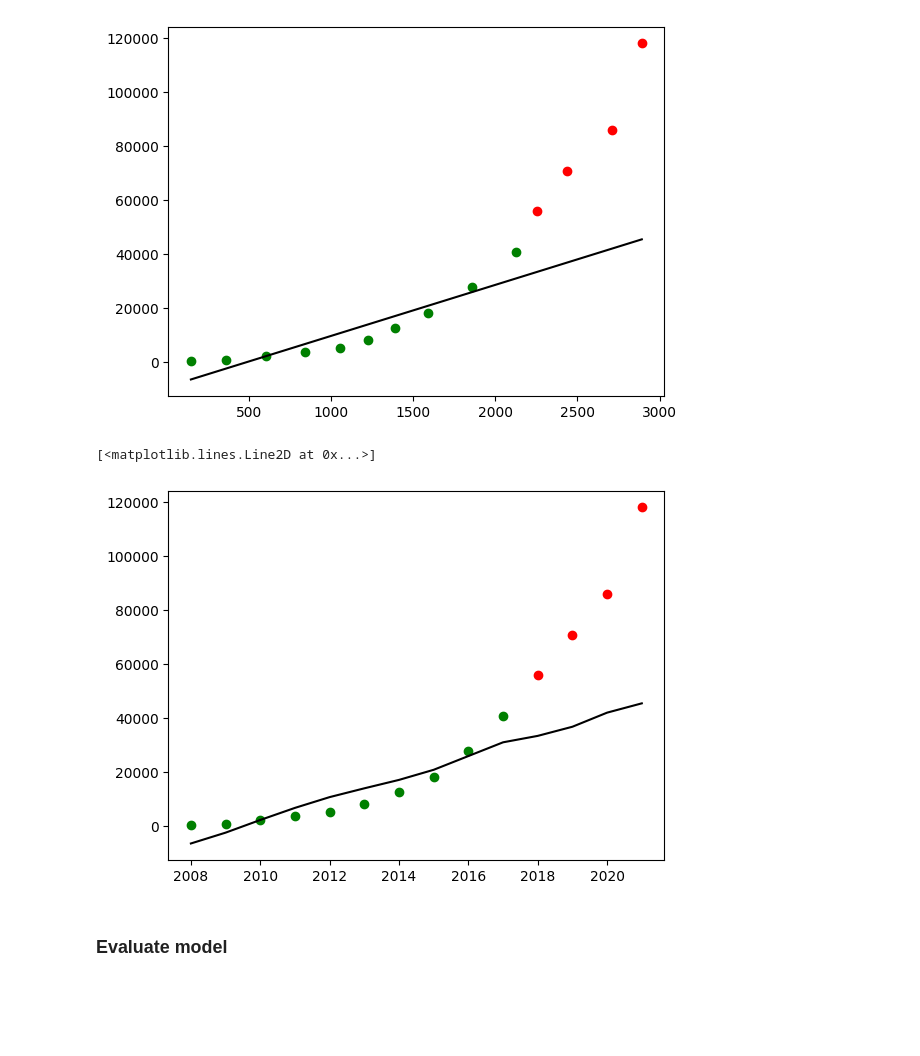
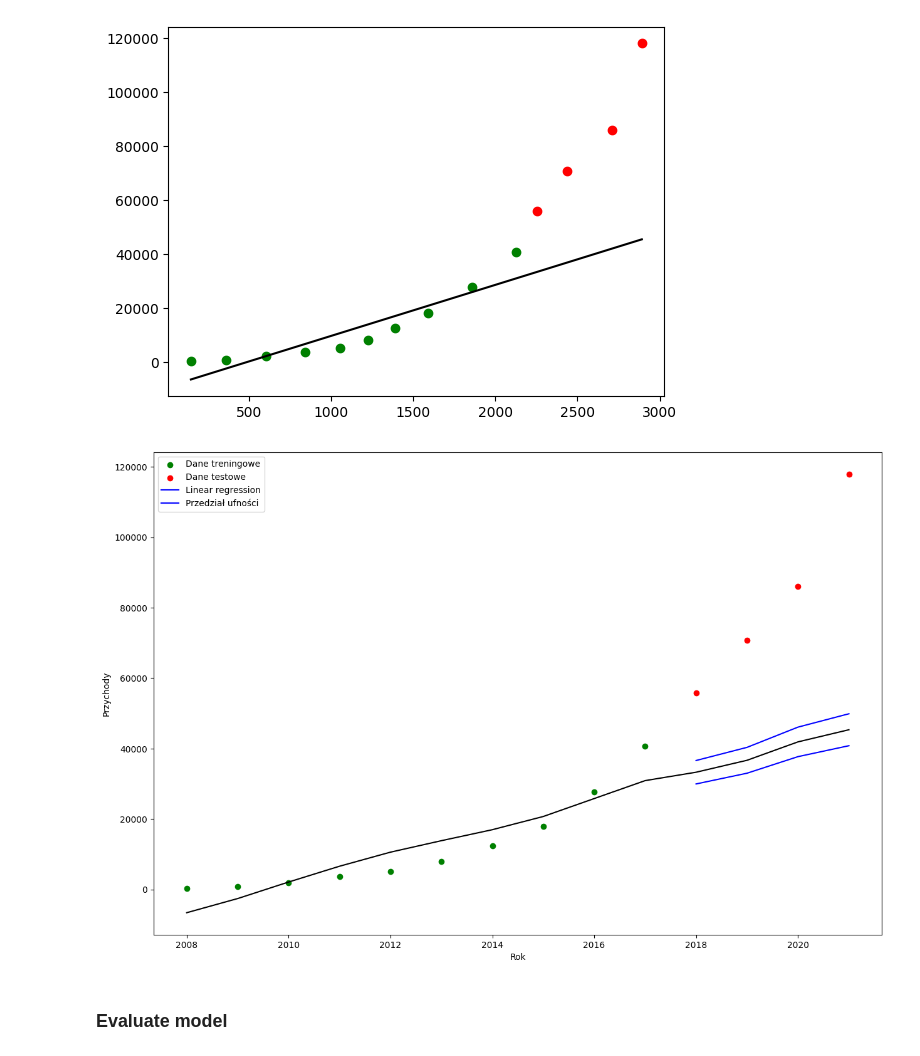
Before and after one commit to KubiakJakub01/data-mining-methods, a Jupyter notebook: notebooks/med_lab_1_2.ipynb, the cells around one changed output. Cells and saved outputs as stored; diff of their text form; code cells hidden in the pictures; blank space fills up the shorter version.

```diff
--- a/notebooks/med_lab_1_2.ipynb
+++ b/notebooks/med_lab_1_2.ipynb
@@ -181,14 +181,24 @@ plt.plot(X, linear_regression.predict(X), color='k')
 [figure]
 # %%
 # Plot train and test data with years on x axis
+confidence_interval = 0.1
+y_pred = linear_regression.predict(X_test)
+y_pred_min = y_pred - confidence_interval * y_pred
+y_pred_max = y_pred + confidence_interval * y_pred
 train_test_df = pd.concat([train_df, test_df])
 X = np.concatenate((X_train, X_test))
+plt.figure(figsize=(15, 10))
 plt.scatter(train_df.index, y_train, color='g')
 plt.scatter(test_df.index, y_test, color='r')
+plt.plot(test_df.index, y_pred_min, color='b')
+plt.plot(test_df.index, y_pred_max, color='b')
 plt.plot(train_test_df.index, linear_regression.predict(X), color='k')
+plt.xlabel('Rok')
+plt.ylabel('Przychody')
+plt.legend(['Dane treningowe', 'Dane testowe', 'Linear regression', 'Przedział ufności'])
+plt.show()
 # %% [output]
-[<matplotlib.lines.Line2D at 0x...>]
-[figure, old version]
+[figure, new version]
 # %% [markdown]
 ### Evaluate model
 # %%
```
Also changed, not shown: parts of 16 cells of this notebook.
